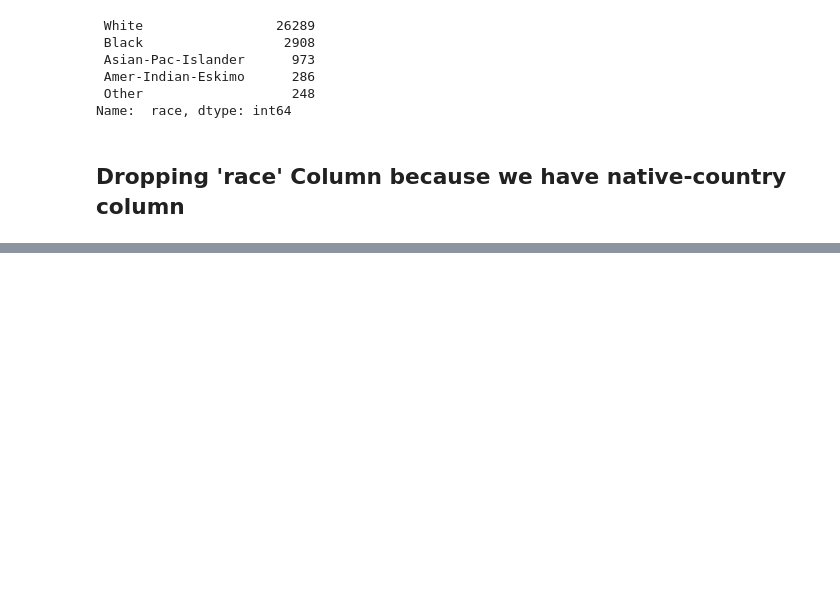
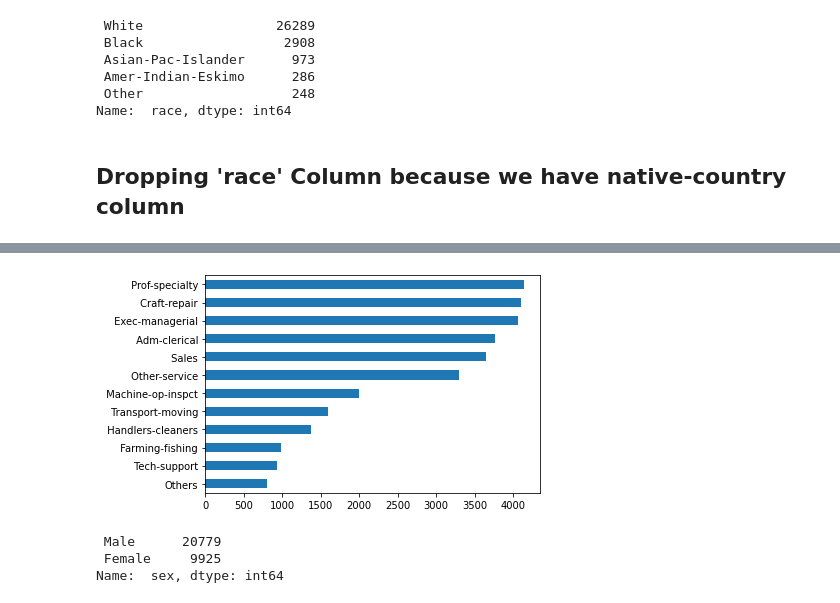
Before and after one commit to NaNdalal-dev/income-classification, a Jupyter notebook: Income-classification.ipynb, the cells around one changed output, grey strips where cells are left out. Cells and saved outputs as stored; diff of their text form; code cells hidden in the pictures; blank space fills up the shorter version.

```diff
--- a/Income-classification.ipynb
+++ b/Income-classification.ipynb
@@ -457,0 +500,15 @@ df.sample(5)
+# %%
+columns = [' Protective-serv',' Priv-house-serv',' Armed-Forces']
+df[' occupation'].replace(columns, ['Others' for i in range(3)], inplace=True)
+# %%
+df[' occupation'].value_counts().plot(kind='barh')
+plt.gca().invert_yaxis()
+plt.show()
+# %% [output]
+[figure, added]
+# %%
+df[' sex'].value_counts()
+# %% [output]
+ Male      20779
+ Female     9925
+Name:  sex, dtype: int64
```
Also changed, not shown: parts of 16 cells of this notebook.
